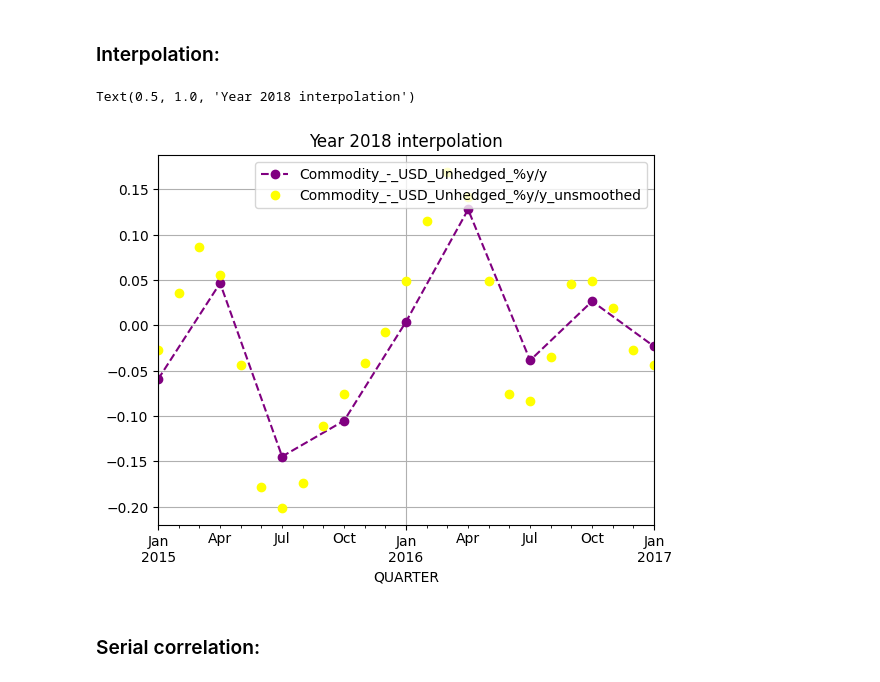
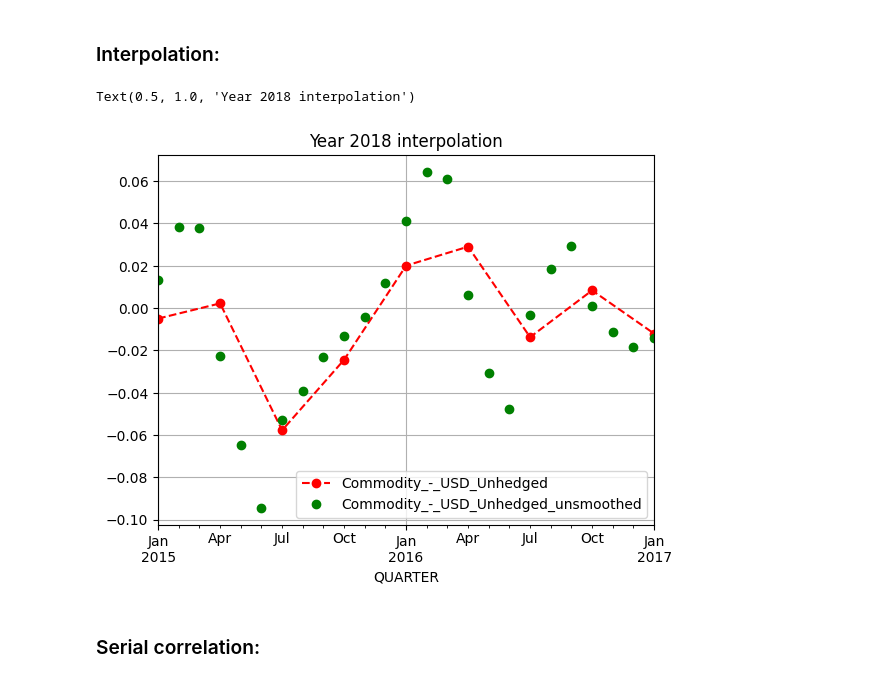
Before and after one commit to Perann/STAT_APP, a Jupyter notebook: main.ipynb, the cells around one changed output. Drawn from its saved outputs; the diff is of its cells as text; code cells hidden in the pictures.

```diff
--- a/main.ipynb
+++ b/main.ipynb
@@ -101,12 +101,13 @@ serial_correlation = pd.DataFrame({name:  [alternative_data[name].dropna().autoc
 from AR_Model.AR_functions import AR_model
 # %%
 def data_unsmoothing(df_):
-    new = df_.resample('MS').interpolate(method='polynomial', order = 2)
+    new = df_.resample('MS').interpolate(method='polynomial', order = 2).pct_change()
     for col in df_.columns:
         new[col + '_unsmoothed'] = AR_model(new[col].values)
     return new
 
 
-unsmoothed = data_unsmoothing(alternative_data.iloc[:,9:])
+unsmoothed= data_unsmoothing(alternative_data.iloc[:,0:9])
+#unsmoothed = data_unsmoothing(alternative_data.iloc[:,9:], interpolate= False)
 unsmoothed.tail(15)
 # %% [output]
@@ -157,18 +154,18 @@ unsmoothed.tail(15)
 # %%
 fig, axis = plt.subplots()
 (unsmoothed.loc['2015-01-01':'2017-01-01', unsmoothed.columns[0]]
  .iloc[::3]
- .plot(ax = axis, style = 'o--', grid = True, c = 'purple')
+ .plot(ax = axis, style = 'o--', grid = True, c = 'red')
  .legend())
 
 (unsmoothed.loc['2015-01-01':'2017-01-01',unsmoothed.columns[9]]
-.plot(ax = axis, style = 'o',grid = True, c='yellow')
+.plot(ax = axis, style = 'o',grid = True, c='green')
 .legend())
 
 axis.set_title('Year 2018 interpolation')
 # %% [output]
 Text(0.5, 1.0, 'Year 2018 interpolation')
-[figure, old version]
+[figure, new version]
 # %% [markdown]
 ###  Serial correlation:
 # %%
```
Also changed, not shown: parts of 22 cells of this notebook.
